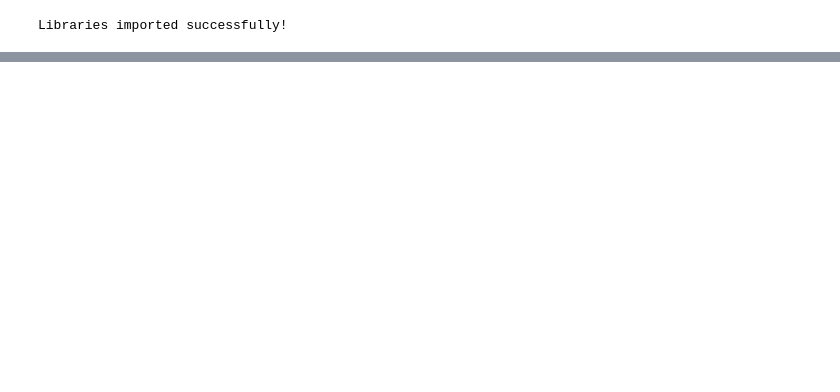
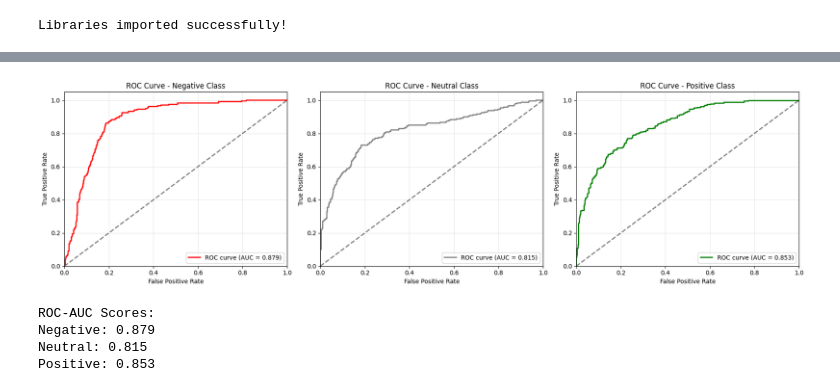
Before and after one commit to biplovgautam/nepali-sentiment-analysis, a Jupyter notebook: utils/tokenize_vectorize_train.ipynb, the cells around one changed output, grey strips where cells are left out. Saved outputs shown, nothing was run; the diff lists cells and outputs as text; code cells hidden in the pictures; blank space fills up the shorter version.

```diff
--- a/utils/tokenize_vectorize_train.ipynb
+++ b/utils/tokenize_vectorize_train.ipynb
@@ -942,0 +72,6 @@ MODEL DETAILS:
+# %%
+# Train Baseline Model
+nb_baseline = MultinomialNB(alpha=1.0)
+nb_baseline.fit(X_train_tfidf, y_train)
+
+print("Baseline model trained successfully")
@@ -942,0 +289,50 @@ MODEL DETAILS:
+# %%
+# ROC Curves - Multi-class
+from sklearn.preprocessing import label_binarize
+from sklearn.metrics import roc_curve, auc
+from itertools import cycle
+
+# Binarize the output
+classes = ['negative', 'neutral', 'positive']
+y_test_bin = label_binarize(y_test, classes=classes)
+n_classes = y_test_bin.shape[1]
+
+# Get prediction probabilities
+y_score = final_nb.predict_proba(X_test_final)
+
+# Compute ROC curve and ROC area for each class
+fpr = dict()
+tpr = dict()
+roc_auc = dict()
+
+fig, axes = plt.subplots(1, 3, figsize=(18, 5))
+colors = ['red', 'gray', 'green']
+
+for i in range(n_classes):
+    fpr[i], tpr[i], _ = roc_curve(y_test_bin[:, i], y_score[:, i])
+    roc_auc[i] = auc(fpr[i], tpr[i])
+
+    # Individual ROC plot
+    axes[i].plot(fpr[i], tpr[i], color=colors[i], lw=2,
+                label=f'ROC curve (AUC = {roc_auc[i]:.3f})')
+    axes[i].plot([0, 1], [0, 1], 'k--', lw=2, alpha=0.5)
+    axes[i].set_xlim([0.0, 1.0])
+    axes[i].set_ylim([0.0, 1.05])
+    axes[i].set_xlabel('False Positive Rate')
+    axes[i].set_ylabel('True Positive Rate')
+    axes[i].set_title(f'ROC Curve - {classes[i].capitalize()} Class')
+    axes[i].legend(loc="lower right")
+    axes[i].grid(True, alpha=0.3)
+
+plt.tight_layout()
+plt.show()
+
+print("ROC-AUC Scores:")
+for i, class_name in enumerate(classes):
+    print(f"{class_name.capitalize()}: {roc_auc[i]:.3f}")
+# %% [output]
+[figure, added]
+ROC-AUC Scores:
+Negative: 0.879
+Neutral: 0.815
+Positive: 0.853
```
Also changed, not shown: parts of 43 cells of this notebook, 15 other files.
